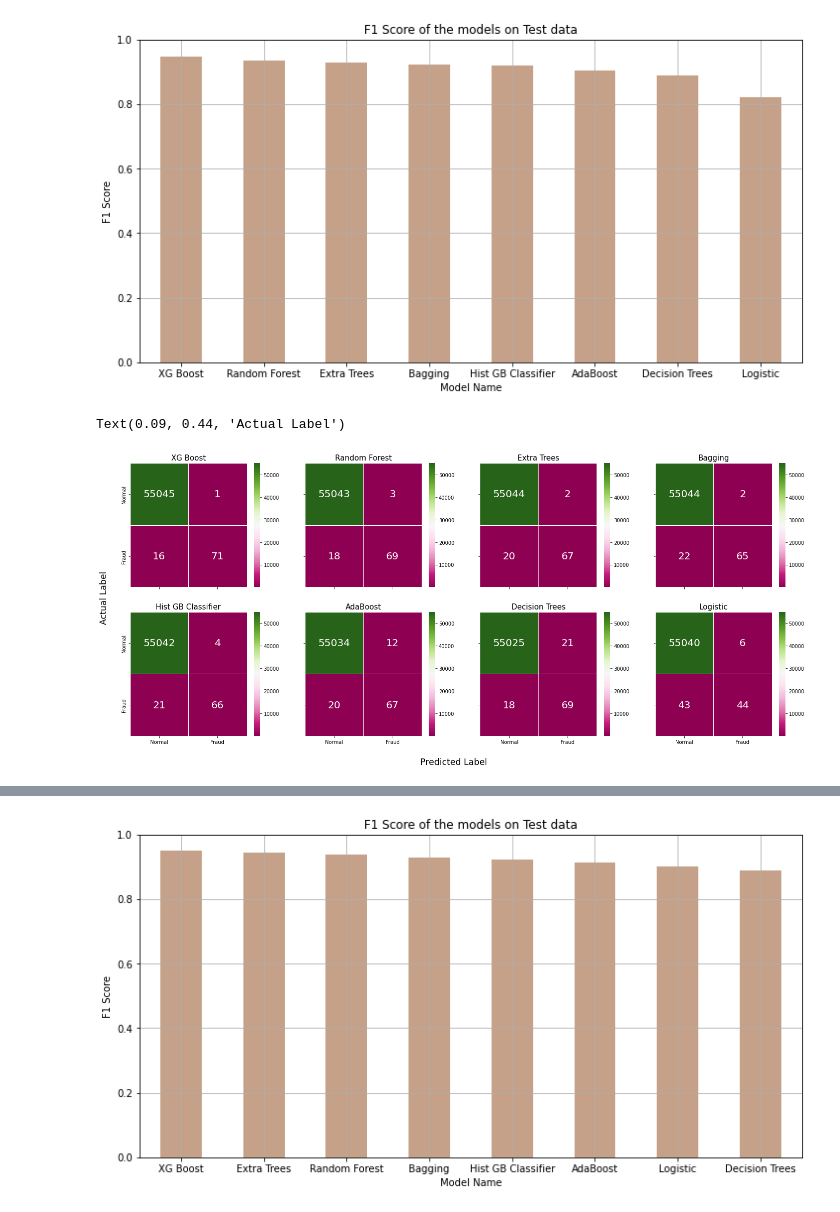
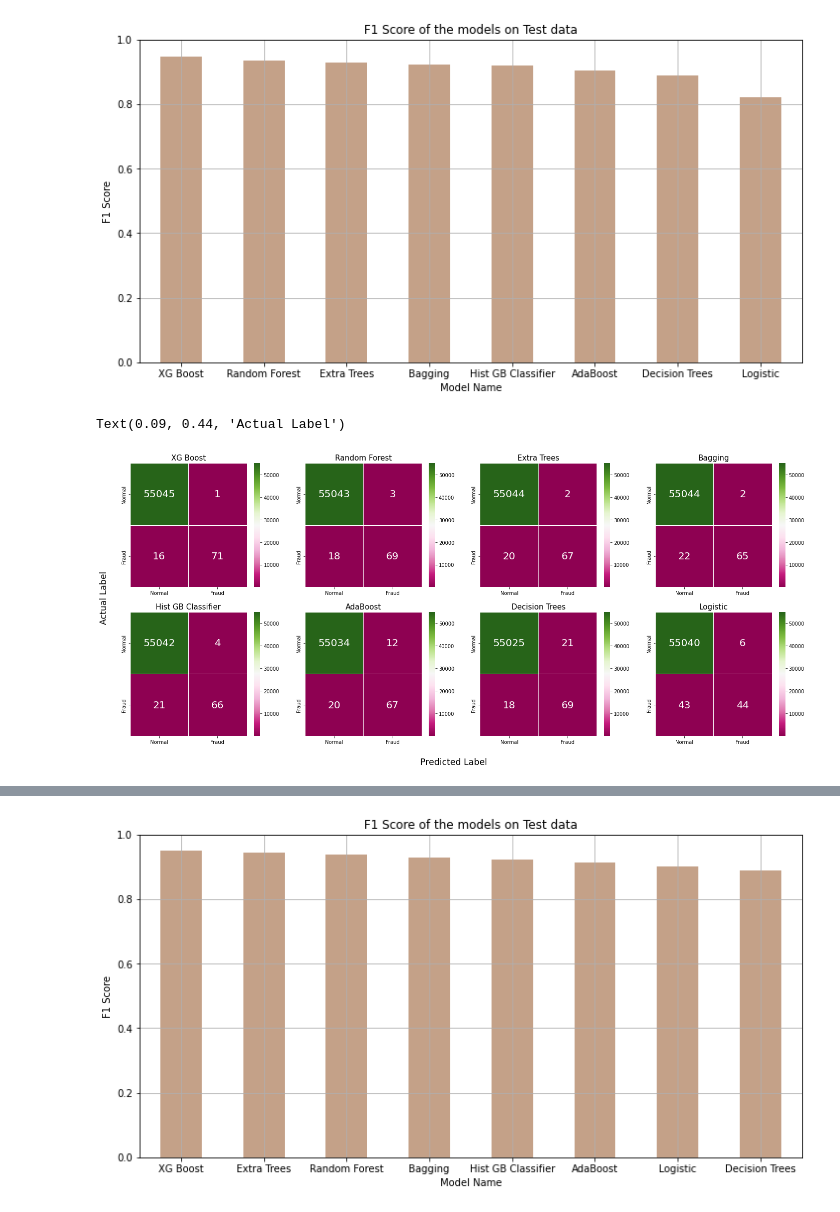
Before and after one commit to PHNPR/Credit-Card-Fraud-Detection, a Jupyter notebook: Credit Card Fraud.ipynb, the cells around one changed output, grey strips where cells are left out. Saved outputs shown, nothing was run; the diff lists cells and outputs as text; code cells hidden in the pictures.

Commit message:
Modified Confusion matrix plot

```diff
--- a/Credit Card Fraud.ipynb
+++ b/Credit Card Fraud.ipynb
@@ -244,20 +244,20 @@ plt.show()
 # %% [output]
 [figure]
 # %%
-fig, axn = plt.subplots(2,4, sharex=True, sharey=True,figsize=(24,10))
+fig, axn = plt.subplots(nrows= 2 , ncols= 4 ,figsize= (24,10))
 l = ['Normal' , 'Fraud']
 
 for i, ax in enumerate(axn.flat):
     k = list(df['Model Name'])[i]
     sns.heatmap(cf_matrix[k] , ax=ax , cmap="PiYG" , annot=True , annot_kws= {'size':20} , fmt= 'd' ,
                 linewidths= .5 , xticklabels = l , yticklabels=l)
     ax.set_title(k,fontsize=15)
 
 fig.text(0.46, 0.046 , 'Predicted Label' , fontsize= 'xx-large')
 fig.text(0.09, 0.44 , 'Actual Label' , rotation= 'vertical' , fontsize= 'xx-large')
 # %% [output]
 Text(0.09, 0.44, 'Actual Label')
-[figure, old version]
+[figure, new version]
 # %%
 df = pd.DataFrame(table)
 df = df.sort_values('New F1 Score' , ascending= False , ignore_index= True)
```
Also changed, not shown: parts of 3 cells of this notebook.
